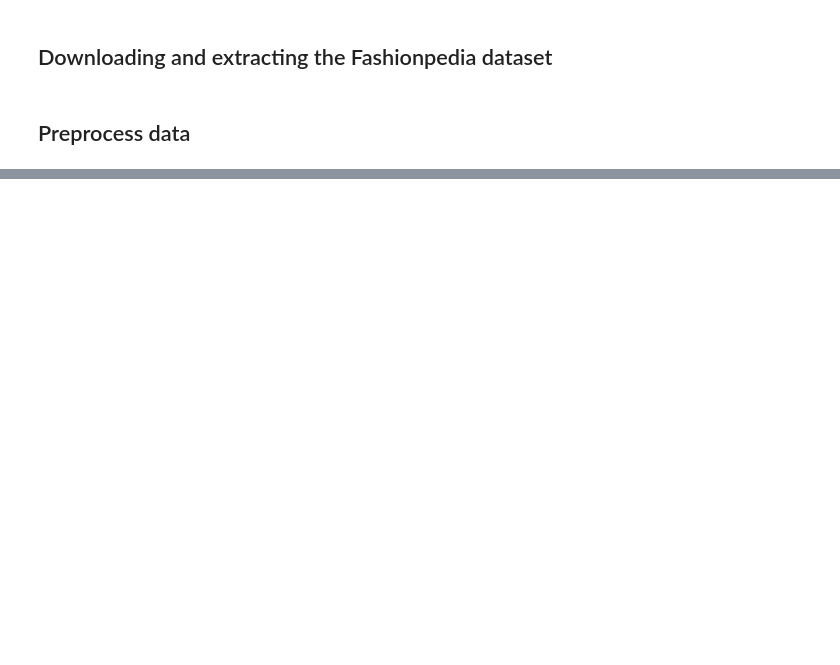
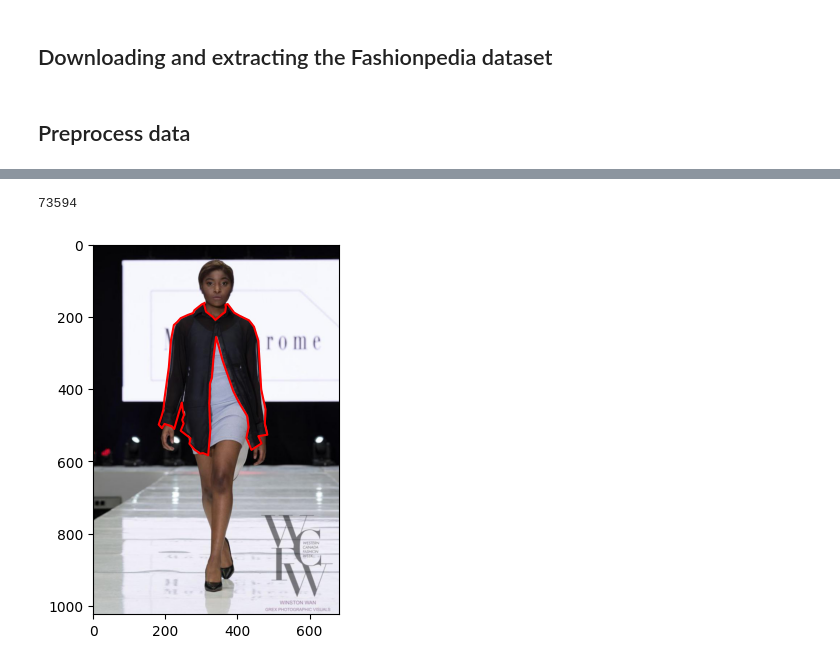
Before and after one commit to pfrolke/DLCV-project-33, a Jupyter notebook: 1_process_data.ipynb, the cells around one changed output, grey strips where cells are left out. Saved outputs shown, nothing was run; the diff lists cells and outputs as text; code cells hidden in the pictures; blank space fills up the shorter version.

```diff
--- a/1_process_data.ipynb
+++ b/1_process_data.ipynb
@@ -44,20 +50,22 @@ def get_by_id(group, id):
 # %%
 def show_segmentation(annotation: fpt.Annotation):
     file_name = get_by_id('images', annotation['image_id'])['file_name']
-    img = mpimg.imread(f'fashionpedia/img/train/{file_name}') # Too much trouble to move all the images so let's work with two location :)
-    # img = mpimg.imread(f'fashionpedia/img/{file_name}')
+    img = mpimg.imread(f'fashionpedia/img/{file_name}')
     plt.imshow(img)
 
     seg = annotation['segmentation'][0]
     xs = seg[::2]
     ys = seg[1::2]
     plt.plot(xs, ys, c='red')
 
     plt.show()
 
 test = get_by_id('annotations', 11)
 print(test['area'])
 show_segmentation(test)
+# %% [output]
+73594
+[figure, added]
 # %%
 def get_dominant_colour(img):
 	NUM_CLUSTERS = 5
```
Also changed, not shown: parts of 5 cells of this notebook.
